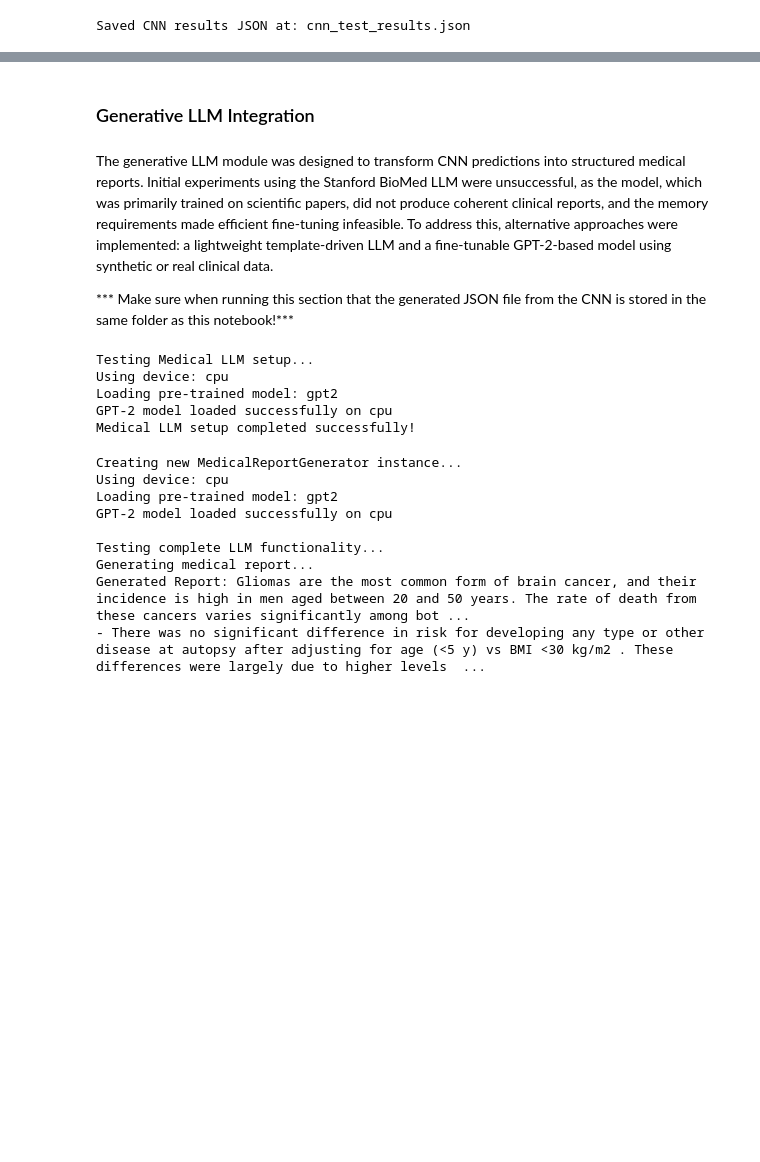
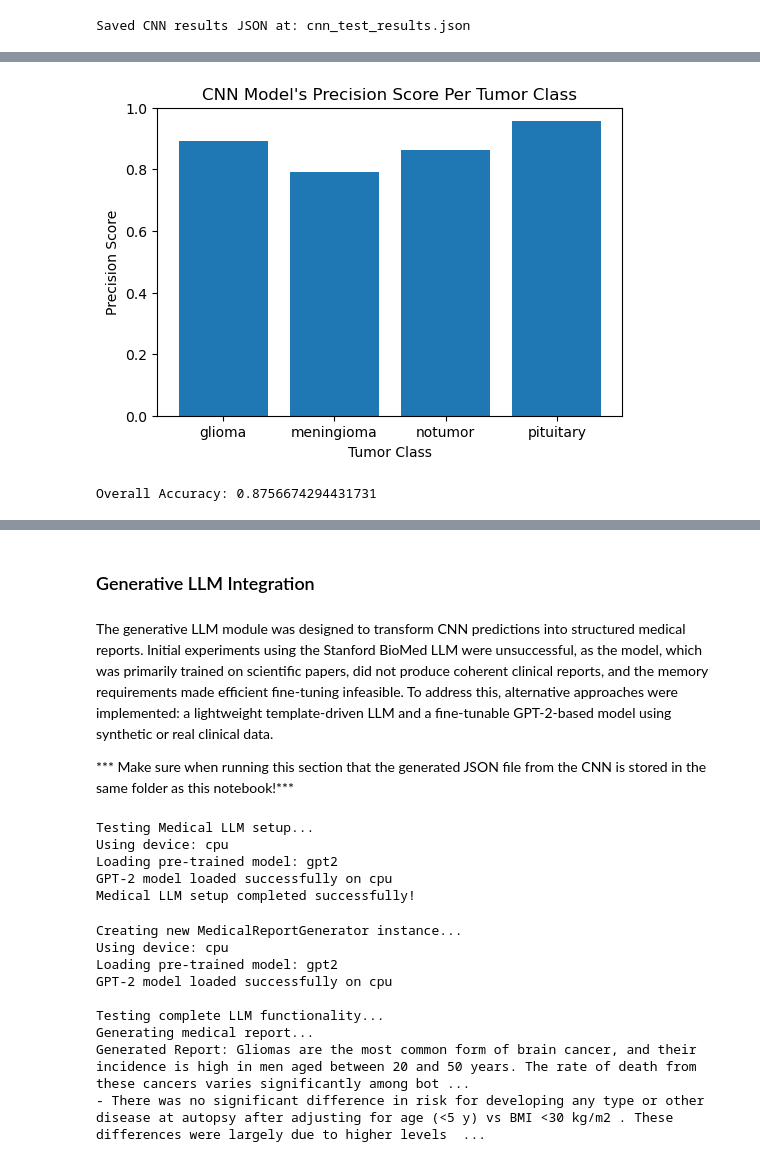
Before and after one commit to harshiambati/transparent_medical_ai, a Jupyter notebook: notebooks/transparent_medical_ai.ipynb, the cells around one changed output, grey strips where cells are left out. Saved outputs shown, nothing was run; the diff lists cells and outputs as text; code cells hidden in the pictures; blank space fills up the shorter version.

```diff
--- a/notebooks/transparent_medical_ai.ipynb
+++ b/notebooks/transparent_medical_ai.ipynb
@@ -780,0 +857,53 @@ Saved CNN results JSON at: cnn_test_results.json
+# %%
+# ============================================================
+#          CNN Model's Precision Score Per Tumor Class
+# ============================================================
+
+#This part of the CNN model evaluation visually represents its precision ability per tumor class: glioma, meningioma, notumor, and pituitary.
+#The contents of this bar chart were obtained from the cnn_test_results file.
+#The purpose of this bar chart is to highlight which tumor classes the model performs well on based on its precision ability.
+#Precision Formula = True Positives/True Positives + False Positives
+#In other words, the model's precision values capture the percentage of times the model predicts a tumor class and is correct.
+#As shown in the bar chart, the CNN model works best on the glioma and pituitary tumor classes.
+#Referencing the classification report, the precision values for glioma and pituitary tumors are 0.99 and 0.95 respectively.
+#The precision values for meningioma and notumor are 0.84 and 0.87 respectively, highlighting the model's weakness in identifying those two classes.
+#Out of 100 images that the model predicted to be glioma tumors, 99% of them were actually glioma.
+#Out of 100 images that the model predicted to be pituitary tumors, 95% of them were actually pituitary.
+#Out of 100 images that the model predicted to be meningioma tumors, 84% were actually meningioma.
+#Out of 100 images that the model predicted to not be a tumor, 87% were actually not tumors.
+#In the case of meningioma and notumors, 16% and 13% of tumors were misidentified, respectively.
+#Notumor's precision score of 87% is particularly concerning because that means it is providing a false negative, missing 13% of tumors.
+
+#load and open the contents of the cnn_test_results
+import json
+import pandas as pd
+with open("cnn_test_results.json", "r") as f:
+    results = json.load(f)
+df = pd.DataFrame(results)
+
+#create a list of the tumor classes and provide a numerical label 0-3 for each
+#0: glioma, 1:meningioma, 2:notumor, 3:pituitary
+labels = ["glioma", "meningioma", "notumor", "pituitary"]
+cls2idx = {label: i for i, label in enumerate(labels)}
+
+#convert the model's prediction into a number, following the same numerical labels 0-3
+#then, compare the true label to the model's prediction to determine if it is correct
+df["predicted_label_idx"] = df["predicted_class"].map(cls2idx)
+df["is_correct"] = df["true_label"] == df["predicted_label_idx"]
+
+#to correctly depict precision, group all the predictions by tumor class
+#for each class, determine how many of those predictions were correct
+#then, take the average for each tumor class to determine the percentage of precision/correctness
+precision_per_class = df.groupby("predicted_label_idx")["is_correct"].mean()
+
+#create a bar graph with labels to depict the findings
+import matplotlib.pyplot as plt
+plt.figure(figsize=(6,4))
+plt.bar(labels, precision_per_class)
+plt.title("CNN Model's Precision Score Per Tumor Class")
+plt.ylabel("Precision Score")
+plt.xlabel("Tumor Class")
+plt.ylim(0,1)
+plt.show()
+# %% [output]
+[figure, added]
@@ -780,0 +941,14 @@ Saved CNN results JSON at: cnn_test_results.json
+# %%
+# ============================================================
+#          Overall Accuracy of the CNN Model
+# ============================================================
+
+#Overall accuracy is a metric that can be used to summarize the CNN model; the CNN model was able to correctly classify 90% of the MRI brain tumor scans.
+#Overall accuracy does not take into account the weights of each tumor class since the datasets are not equivalent in size for the four classes.
+#Although the CNN model has a relatively high overall accuracy, this number needs to be supported with class specific metrics such as precision, recall, and F1 scores.
+
+#this value is obtained by taking the average of correct image classfications overall
+overall_accuracy = df["is_correct"].mean()
+print("Overall Accuracy:", overall_accuracy)
+# %% [output]
+Overall Accuracy: 0.8756674294431731
```
Also changed, not shown: parts of 10 cells of this notebook.
